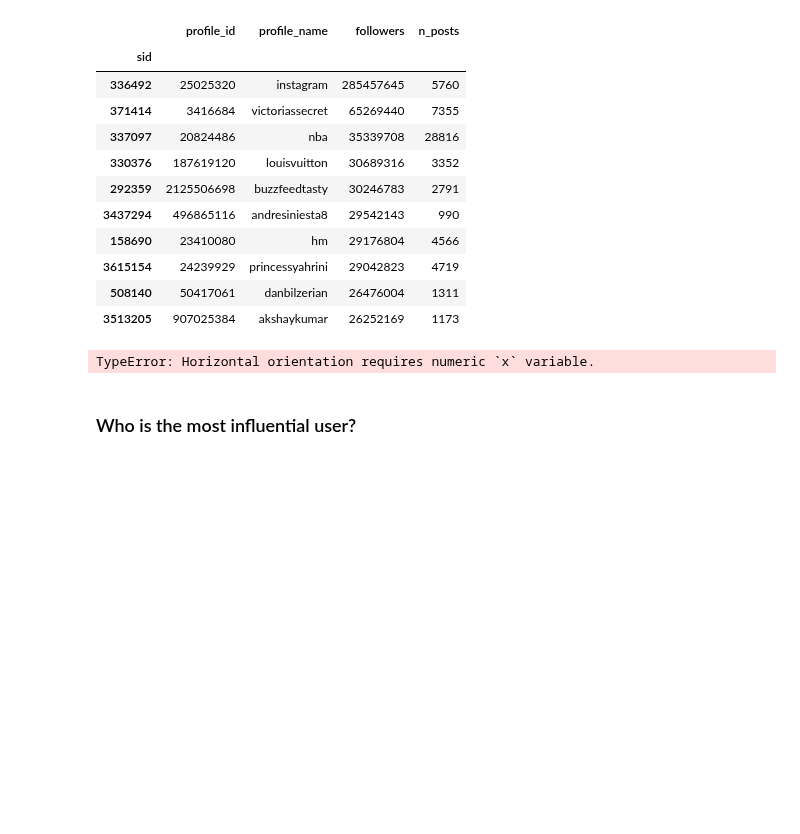
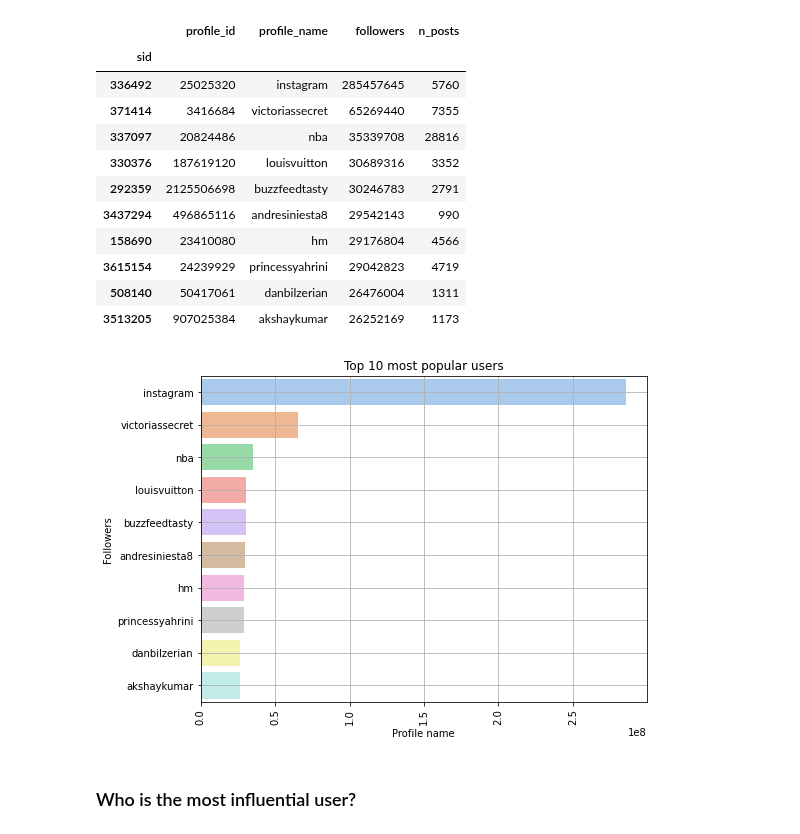
Before and after one commit to Prot10/ADM_HW_2, a Jupyter notebook: adm-carolina.ipynb, the cells around one changed output. Saved outputs shown, nothing was run; the diff lists cells and outputs as text; code cells hidden in the pictures; blank space fills up the shorter version.

```diff
--- a/adm-carolina.ipynb
+++ b/adm-carolina.ipynb
@@ -442,13 +442,13 @@ pop_users
 # %%
 #Plot
 plt.rcParams['figure.figsize'] = [8,6]
-sns.barplot(data=pop_users, x="followers", y="followers", palette="pastel", orient='h').set(title='Top 10 most popular users')
+sns.barplot(data=pop_users, x="followers", y="profile_name", palette="pastel", orient='h').set(title='Top 10 most popular users')
 plt.xlabel("Profile name")
 plt.xticks(rotation=90)
 plt.ylabel("Followers")
 plt.grid()
 # %% [output]
-TypeError: Horizontal orientation requires numeric `x` variable.
+[figure, added]
 # %% [markdown]
 ### Who is the most influential user?
 # %%
```
Also changed, not shown: parts of 2 cells of this notebook, 1 other file.
